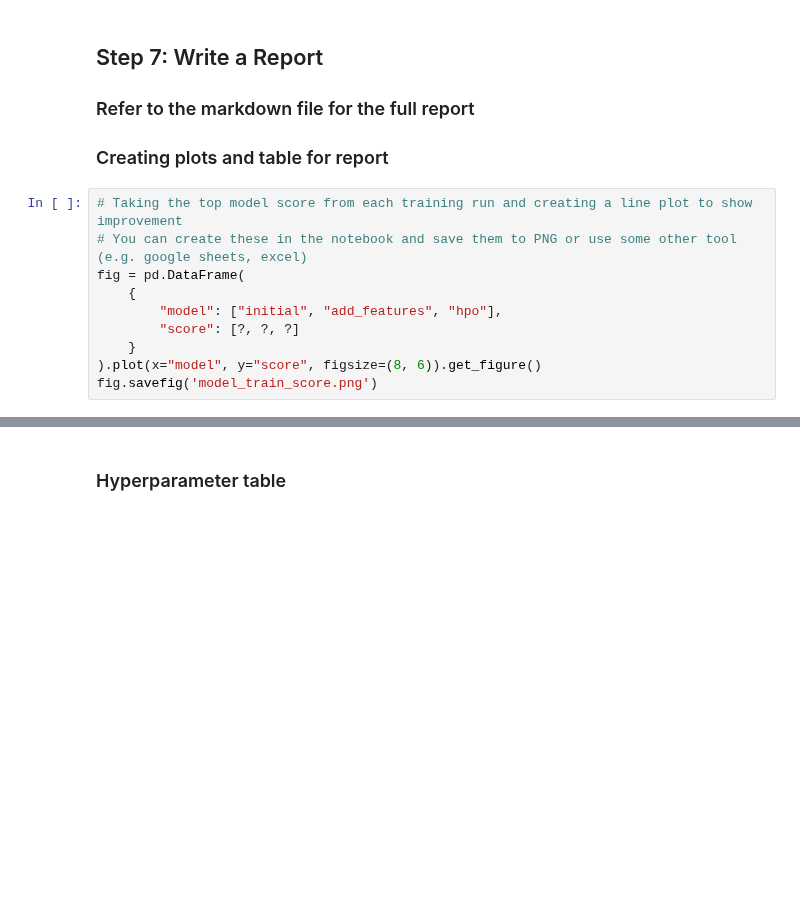
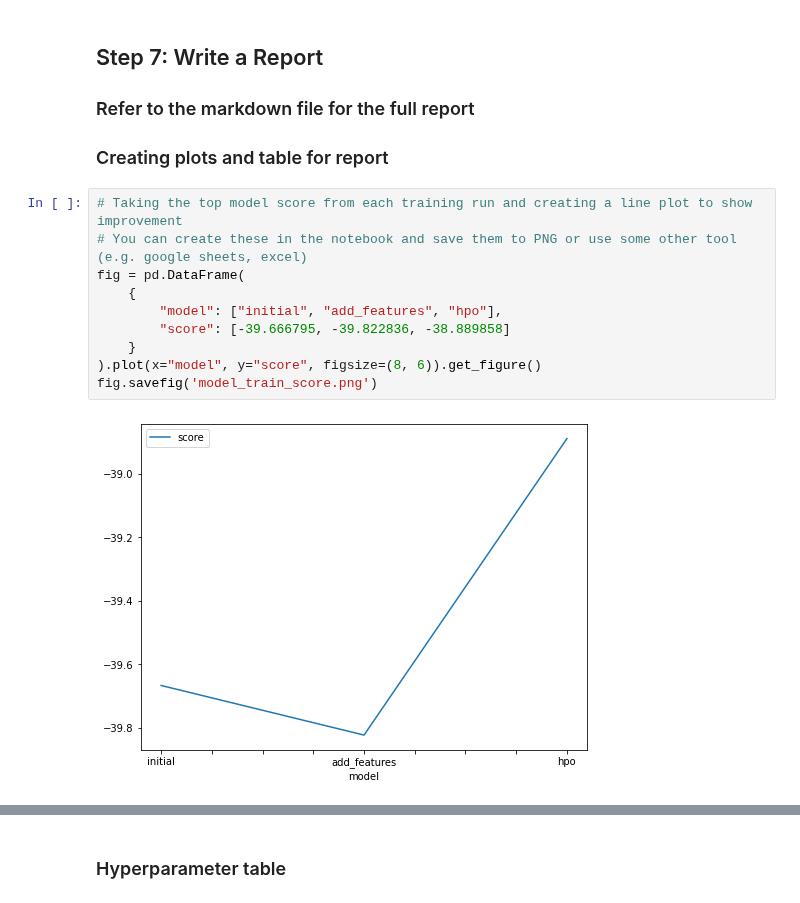
Before and after one commit to udacity/nd009t-c1-intro-to-ml-project-starter, a Jupyter notebook: project-template.ipynb, the cells around one changed output, grey strips where cells are left out. Saved outputs shown, nothing was run; the diff lists cells and outputs as text; blank space fills up the shorter version.

```diff
--- a/project-template.ipynb
+++ b/project-template.ipynb
@@ -205,13 +655,15 @@ submission_new_hpo.to_csv("submission_new_hpo.csv", index=False)
 # %%
 # Taking the top model score from each training run and creating a line plot to show improvement
 # You can create these in the notebook and save them to PNG or use some other tool (e.g. google sheets, excel)
 fig = pd.DataFrame(
     {
         "model": ["initial", "add_features", "hpo"],
-        "score": [?, ?, ?]
+        "score": [-39.666795, -39.822836, -38.889858]
     }
 ).plot(x="model", y="score", figsize=(8, 6)).get_figure()
 fig.savefig('model_train_score.png')
+# %% [output]
+[figure, added]
 # %%
 # Take the 3 kaggle scores and creating a line plot to show improvement
 fig = pd.DataFrame(
```
Also changed, not shown: parts of 46 cells of this notebook.
